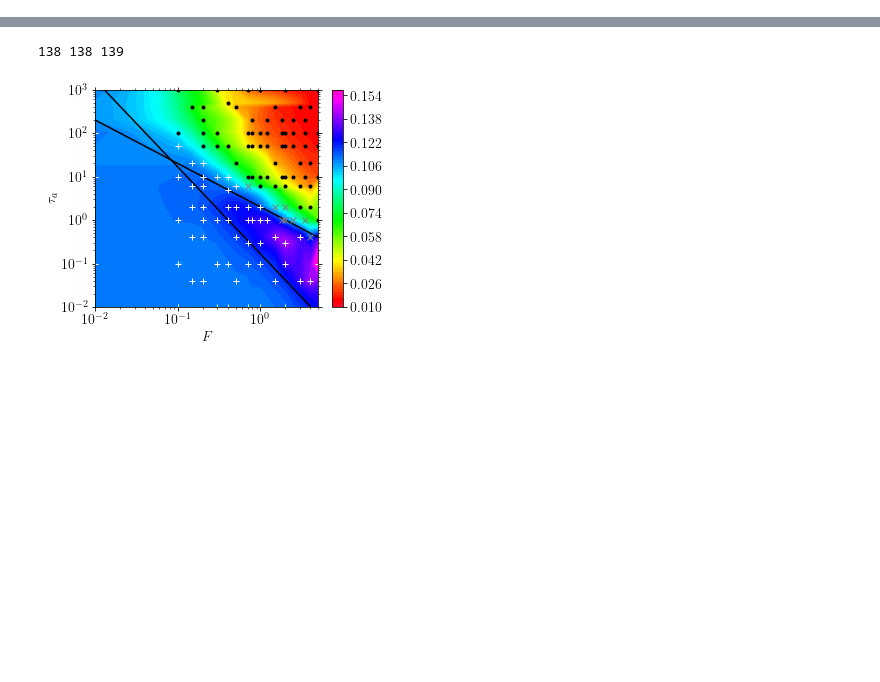
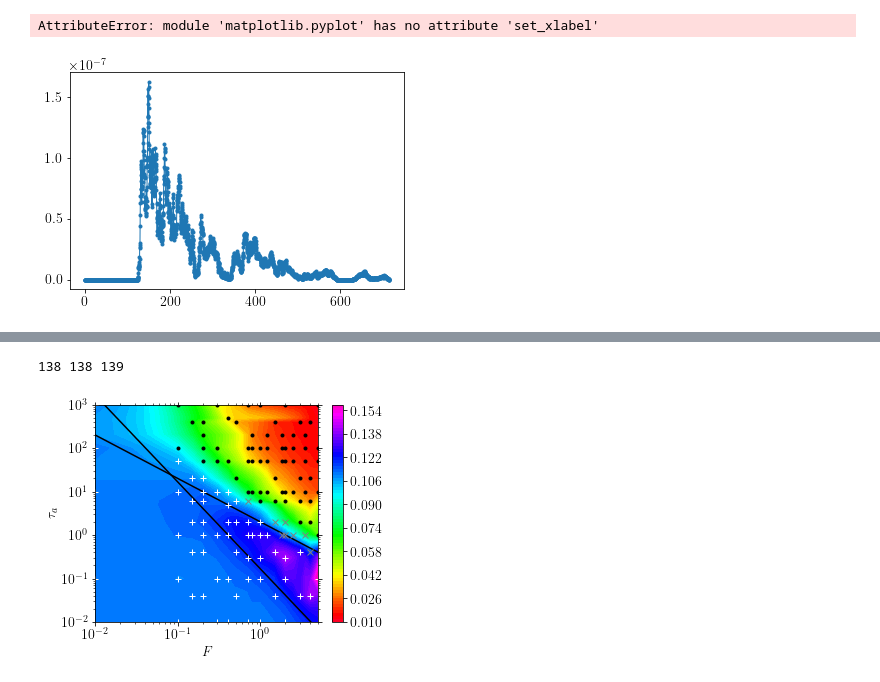
Before and after one commit to s-brahmachari/Active-noise-simulations, a Jupyter notebook: analysis_codes/plot-RDP.ipynb, the cells around one changed output, grey strips where cells are left out. Cells and saved outputs as stored; diff of their text form; code cells hidden in the pictures; blank space fills up the shorter version.

```diff
--- a/analysis_codes/plot-RDP.ipynb
+++ b/analysis_codes/plot-RDP.ipynb
@@ -16,6 +16,34 @@ from scipy.integrate import simps
 def moving_avg(x_data,window):
     # return x_data
     return np.convolve(x_data,np.ones(int(window)),'valid')/window
+# %%
+fpath='../../data/SAC_anneal/'
+fnames=os.listdir(fpath+'RDP/')
+for fname in fnames:
+    if '.npz' in fname and 'comRadNumDens' in fname and 'rep1' in fname:
+        npzfile=np.load(fpath+'RDP/'+fname)
+        hist,bins=npzfile['hist'],npzfile['bins']
+        Nrep=1
+        for index in range(1,11):
+            fname_rep=fname.replace('rep1','rep{}'.format(index))
+            if fname_rep in fnames:
+                repfile=np.load(fpath+'RDP/'+fname_rep)
+                hist+=repfile['hist']
+                Nrep+=1
+
+        hist=hist/Nrep
+
+        plt.plot(bins,hist, '.-',lw=1,)
+
+                # print(F,Ta, np.mean(npzfile['hist'][:n1])-p1_eq)
+
+
+
+    plt.set_xlabel('Radial position')
+    plt.set_ylabel('Number density')
+# %% [output]
+AttributeError: module 'matplotlib.pyplot' has no attribute 'set_xlabel'
+[figure, added]
 # %%
 mpl.rcParams.update({'font.size':14, 'text.usetex':True})
 fig,[ax1,ax2,ax]=plt.subplots(1,3,figsize=(15,4),gridspec_kw={'wspace':0.4, 'hspace':0.4})
```
Also changed, not shown: parts of 2 cells of this notebook.
